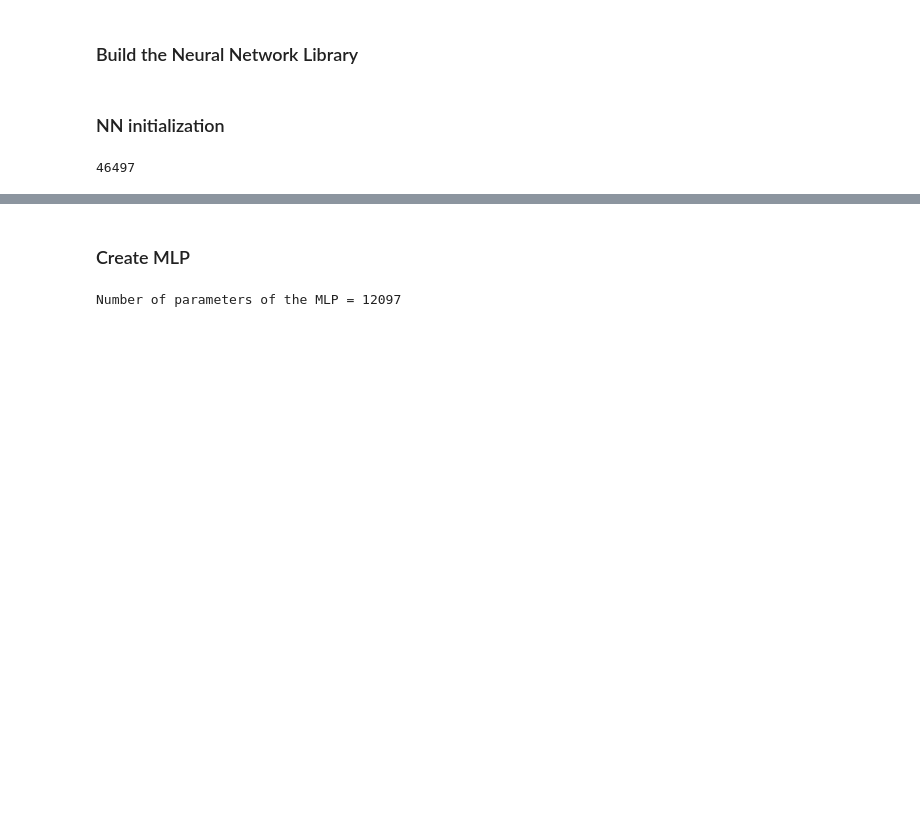
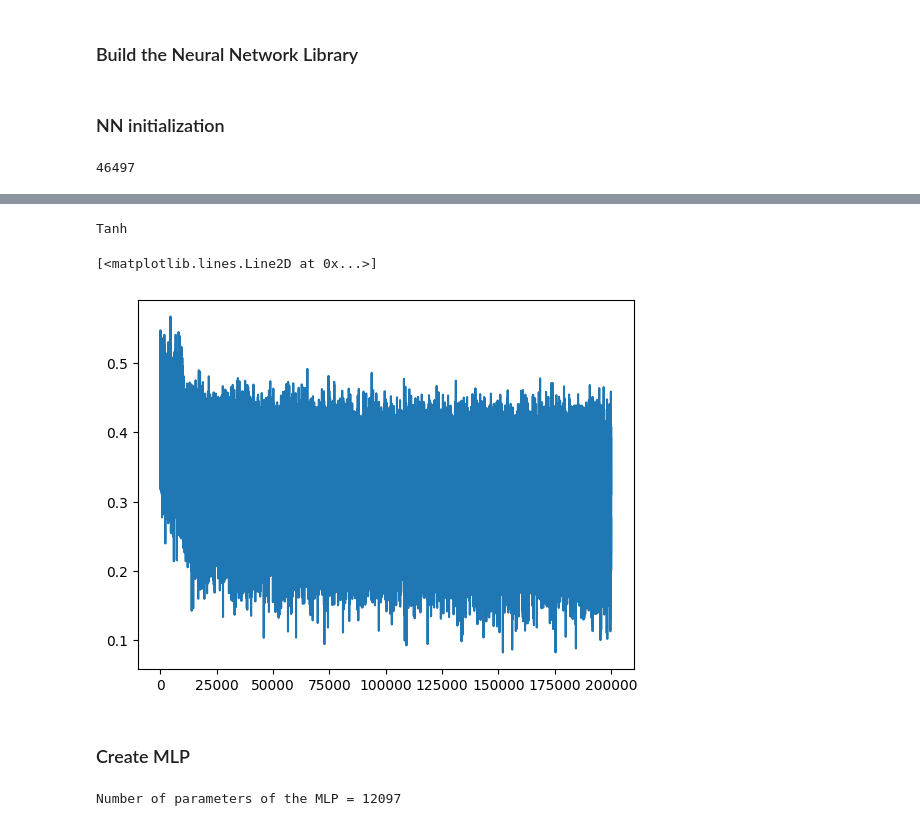
Before and after one commit to sylvainHellin/makemore, a Jupyter notebook: building makemore part 3.ipynb, the cells around one changed output, grey strips where cells are left out. Drawn from its saved outputs; the diff is of its cells as text; code cells hidden in the pictures; blank space fills up the shorter version.

Commit message:
started visualization of training

```diff
--- a/building makemore part 3.ipynb
+++ b/building makemore part 3.ipynb
@@ -119,6 +119,9 @@ class Tanh:
 
     def parameters(self):
         return []
+
+    def __repr__(self):
+        return "Tanh"
 # %% [markdown]
 ### NN initialization
 # %%
@@ -164,0 +170,33 @@ for p in parameters:
+# %%
+# parameter
+max_path = 1
+batch_size = 32
+lossi = []
+high_train = xtrain.shape[0]
+
+for i in range(max_path):
+    # construct the minibatch
+    ix = torch.randint(low=0, high=high_train, size=(batch_size,), generator=g)
+    x_batch, y_batch = xtrain[ix], ytrain[ix]
+
+    # forward pass
+    x = C[x_batch].view((batch_size, n_emb * block_size)) # embed the characters into vectors and concatenate them shape = (32,30)
+    for layer in layers:
+        x = layer(x)
+    loss = F.cross_entropy(input=x, target=y_batch)
+
+    # backward pass
+    for p in parameters:
+        p.grad = None
+    loss.backward()
+
+    # update the weights
+    lr = 0.1 if i < 10000 else 0.01
+    for p in parameters:
+        p.data += -lr * p.grad
+
+    # track stats
+    # if i%10000 == 0:
+    #     print(f"Loss of batch {i} = {loss.item()}")
+
+    lossi.append(loss.log10().item())
@@ -165,3 +224,12 @@ for p in parameters:
+# %%
+print(layers[1])
+# %% [output]
+Tanh
+# %%
+plt.plot(lossi)
+# %% [output]
+[<matplotlib.lines.Line2D at 0x...>]
+[figure, added]
 # %% [markdown]
 ### Create MLP
 # %%
```
Also changed, not shown: parts of 7 cells of this notebook.
